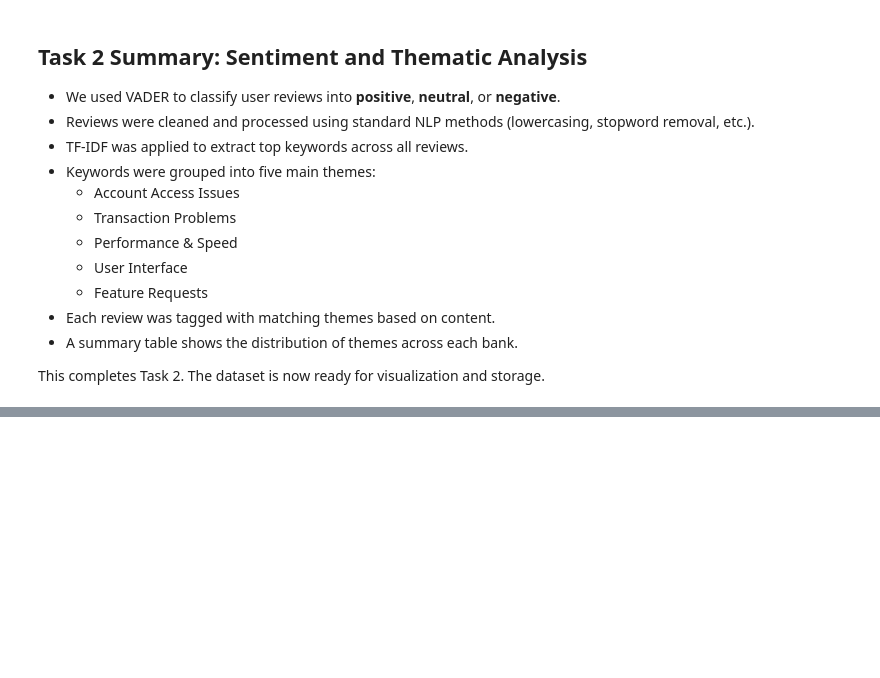
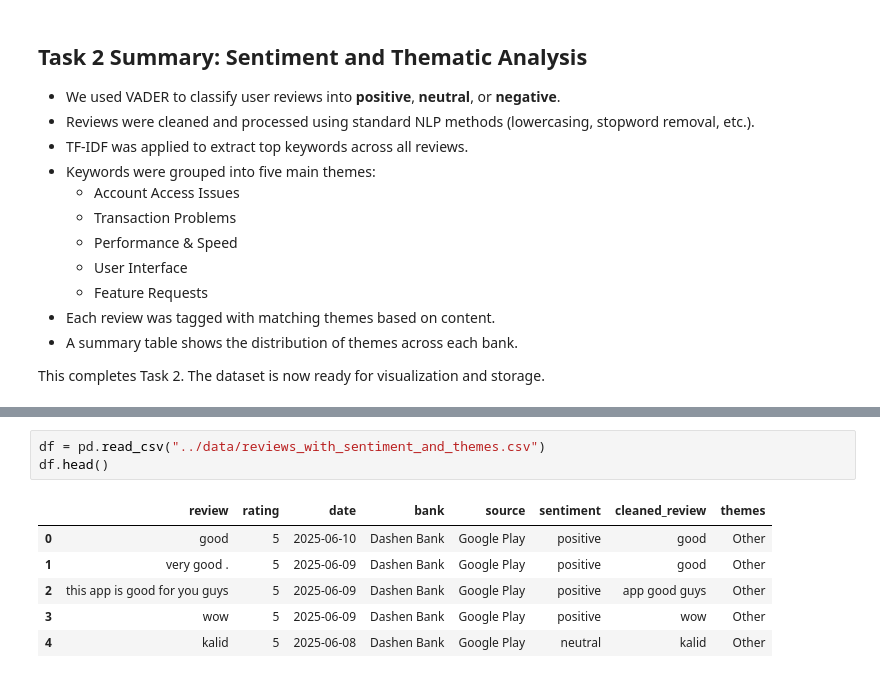
Before and after one commit to Becky-Chala/fintech-reviews-analytics, a Jupyter notebook: notebooks/task1_scraping.ipynb, the cells around one changed output, grey strips where cells are left out. Drawn from its saved outputs; the diff is of its cells as text; blank space fills up the shorter version.

```diff
--- a/notebooks/task1_scraping.ipynb
+++ b/notebooks/task1_scraping.ipynb
@@ -329,0 +364,10 @@ This completes Task 2. The dataset is now ready for visualization and storage.
+# %%
+df = pd.read_csv("../data/reviews_with_sentiment_and_themes.csv")
+df.head()
+# %% [output]
+|  | review | rating | date | bank | source | sentiment | cleaned_review | themes |
+| 0 | good | 5 | 2025-06-10 | Dashen Bank | Google Play | positive | good | Other |
+| 1 | very good . | 5 | 2025-06-09 | Dashen Bank | Google Play | positive | good | Other |
+| 2 | this app is good for you guys | 5 | 2025-06-09 | Dashen Bank | Google Play | positive | app good guys | Other |
+| 3 | wow | 5 | 2025-06-09 | Dashen Bank | Google Play | positive | wow | Other |
+| 4 | kalid | 5 | 2025-06-08 | Dashen Bank | Google Play | neutral | kalid | Other |
```
Also changed, not shown: parts of 12 cells of this notebook.
